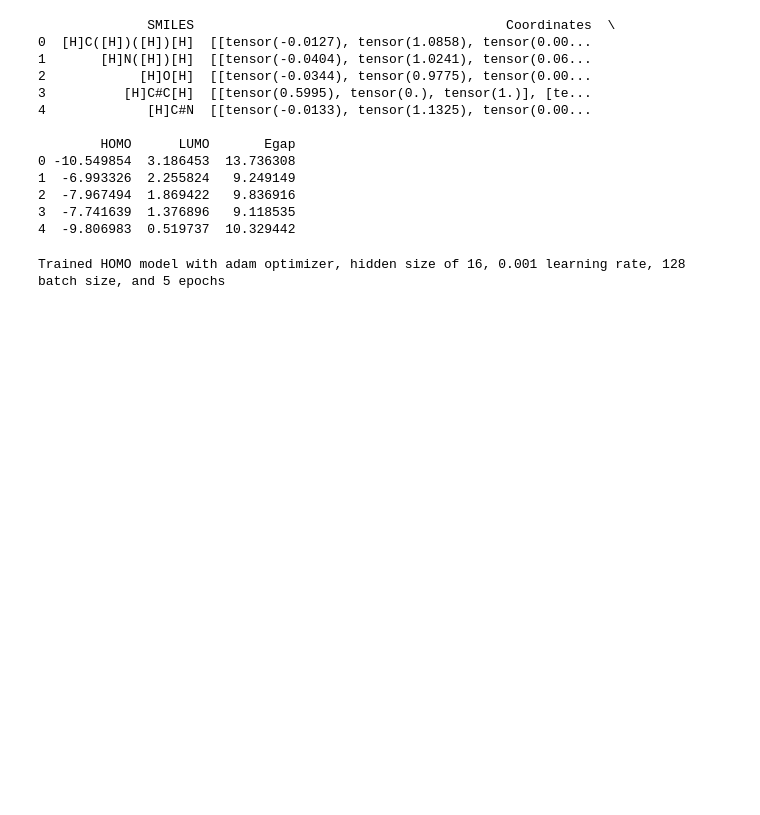
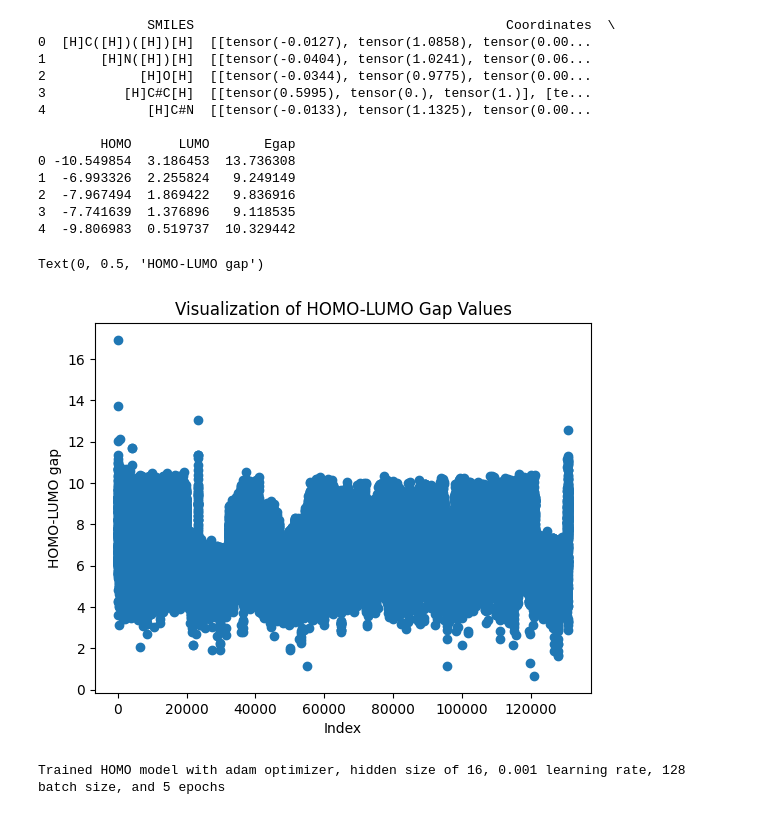
Before and after one commit to kaushikvemparala/C242-Final-Project, a Jupyter notebook: Project_Notebook.ipynb, the cells around one changed output. Drawn from its saved outputs; the diff is of its cells as text; code cells hidden in the pictures; blank space fills up the shorter version.

```diff
--- a/Project_Notebook.ipynb
+++ b/Project_Notebook.ipynb
@@ -68,6 +68,14 @@ print(qm9_data.head())
 2  -7.967494  1.869422   9.836916
 3  -7.741639  1.376896   9.118535
 4  -9.806983  0.519737  10.329442
+# %%
+plt.scatter(np.arange(len(qm9_data["Egap"])), qm9_data["Egap"])
+plt.title("Visualization of HOMO-LUMO Gap Values")
+plt.xlabel("Index")
+plt.ylabel("HOMO-LUMO gap")
+# %% [output]
+Text(0, 0.5, 'HOMO-LUMO gap')
+[figure, added]
 # %%
 def pad_start_end_token(smiles):
     """
```
Also changed, not shown: parts of 1 cell of this notebook.
